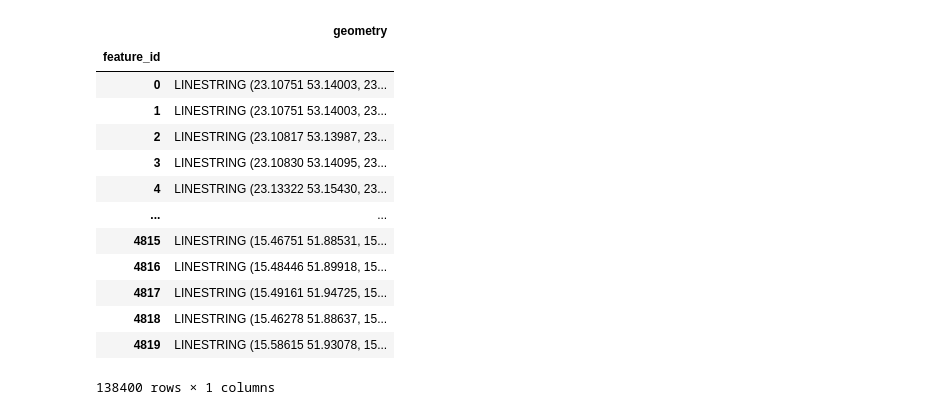
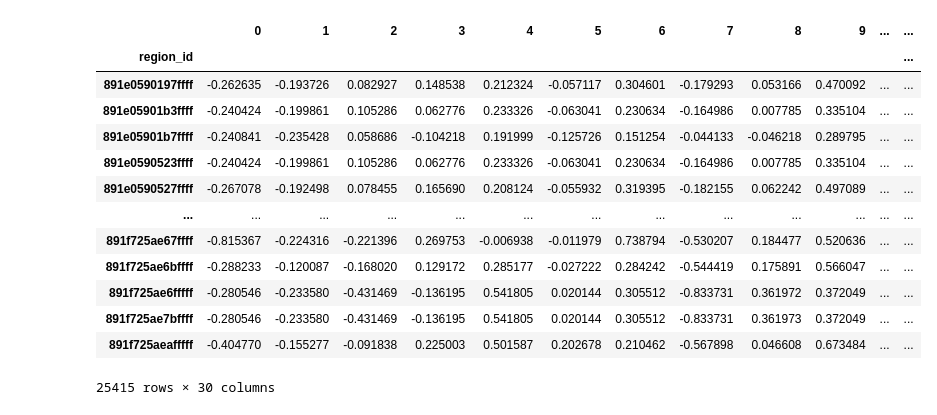
Before and after one commit to Calychas/highway2vec_remaster, a Jupyter notebook: notebooks/test.ipynb, the cells around one changed output. Drawn from its saved outputs; the diff is of its cells as text; code cells hidden in the pictures.

```diff
--- a/notebooks/test.ipynb
+++ b/notebooks/test.ipynb
@@ -25,4 +25,4 @@
 # %%
-df = catalog.load("roads_concat")
+df = catalog.load("embeddings")
 df
 # %% [output]
@@ -30,14 +30,14 @@ df
-|  | geometry |
-| feature_id |  |
-| 0 | LINESTRING (23.10751 53.14003, 23... |
-| 1 | LINESTRING (23.10751 53.14003, 23... |
-| 2 | LINESTRING (23.10817 53.13987, 23... |
-| 3 | LINESTRING (23.10830 53.14095, 23... |
-| 4 | LINESTRING (23.13322 53.15430, 23... |
-| ... | ... |
-| 4815 | LINESTRING (15.46751 51.88531, 15... |
-| 4816 | LINESTRING (15.48446 51.89918, 15... |
-| 4817 | LINESTRING (15.49161 51.94725, 15... |
-| 4818 | LINESTRING (15.46278 51.88637, 15... |
-| 4819 | LINESTRING (15.58615 51.93078, 15... |
+|  | 0 | 1 | 2 | 3 | 4 | 5 | 6 | 7 | 8 | 9 | ... | ... |
+| region_id |  |  |  |  |  |  |  |  |  |  |  | ... |
+| 891e0590197ffff | -0.262635 | -0.193726 | 0.082927 | 0.148538 | 0.212324 | -0.057117 | 0.304601 | -0.179293 | 0.053166 | 0.470092 | ... | ... |
+| 891e05901b3ffff | -0.240424 | -0.199861 | 0.105286 | 0.062776 | 0.233326 | -0.063041 | 0.230634 | -0.164986 | 0.007785 | 0.335104 | ... | ... |
+| 891e05901b7ffff | -0.240841 | -0.235428 | 0.058686 | -0.104218 | 0.191999 | -0.125726 | 0.151254 | -0.044133 | -0.046218 | 0.289795 | ... | ... |
+| 891e0590523ffff | -0.240424 | -0.199861 | 0.105286 | 0.062776 | 0.233326 | -0.063041 | 0.230634 | -0.164986 | 0.007785 | 0.335104 | ... | ... |
+| 891e0590527ffff | -0.267078 | -0.192498 | 0.078455 | 0.165690 | 0.208124 | -0.055932 | 0.319395 | -0.182155 | 0.062242 | 0.497089 | ... | ... |
+| ... | ... | ... | ... | ... | ... | ... | ... | ... | ... | ... | ... | ... |
+| 891f725ae67ffff | -0.815367 | -0.224316 | -0.221396 | 0.269753 | -0.006938 | -0.011979 | 0.738794 | -0.530207 | 0.184477 | 0.520636 | ... | ... |
+| 891f725ae6bffff | -0.288233 | -0.120087 | -0.168020 | 0.129172 | 0.285177 | -0.027222 | 0.284242 | -0.544419 | 0.175891 | 0.566047 | ... | ... |
+| 891f725ae6fffff | -0.280546 | -0.233580 | -0.431469 | -0.136195 | 0.541805 | 0.020144 | 0.305512 | -0.833731 | 0.361972 | 0.372049 | ... | ... |
+| 891f725ae7bffff | -0.280546 | -0.233580 | -0.431469 | -0.136195 | 0.541805 | 0.020144 | 0.305512 | -0.833731 | 0.361973 | 0.372049 | ... | ... |
+| 891f725aeafffff | -0.404770 | -0.155277 | -0.091838 | 0.225003 | 0.501587 | 0.202678 | 0.210462 | -0.567898 | 0.046608 | 0.673484 | ... | ... |
-138400 rows × 1 columns
+25415 rows × 30 columns
```
Also changed, not shown: parts of 2 cells of this notebook, 19 other files.
